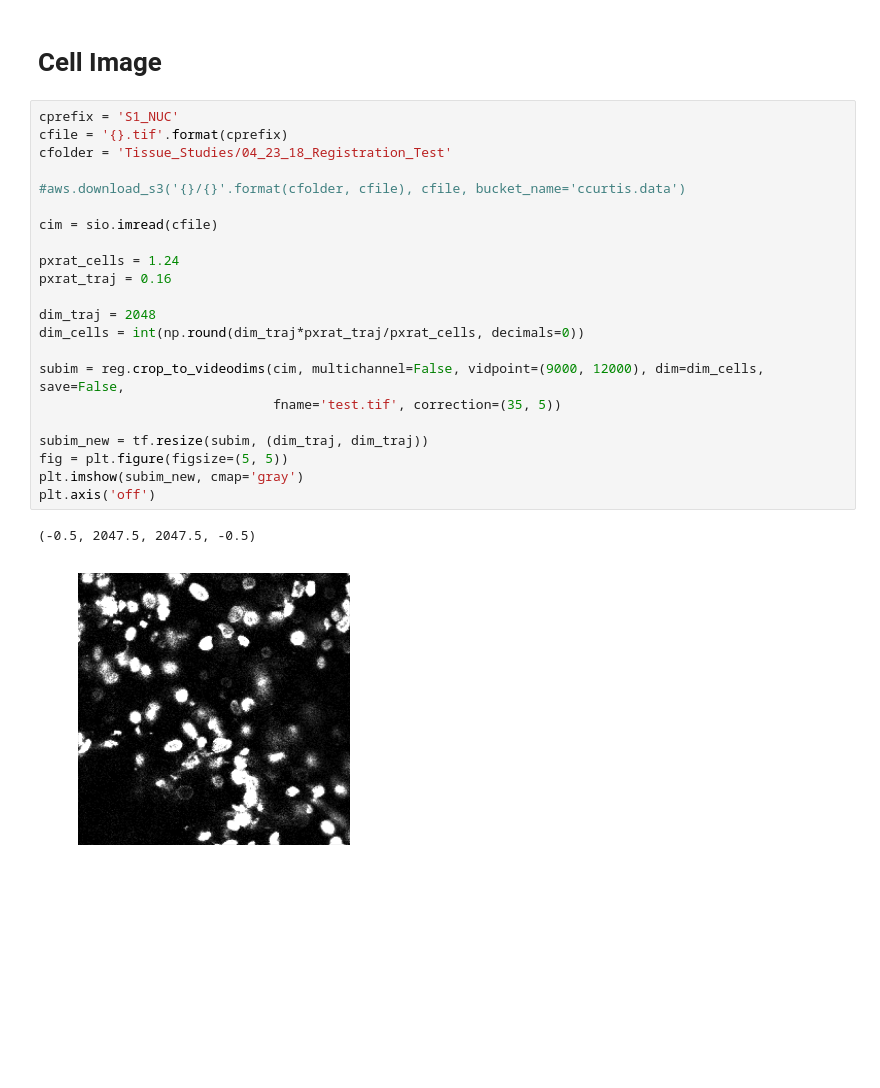
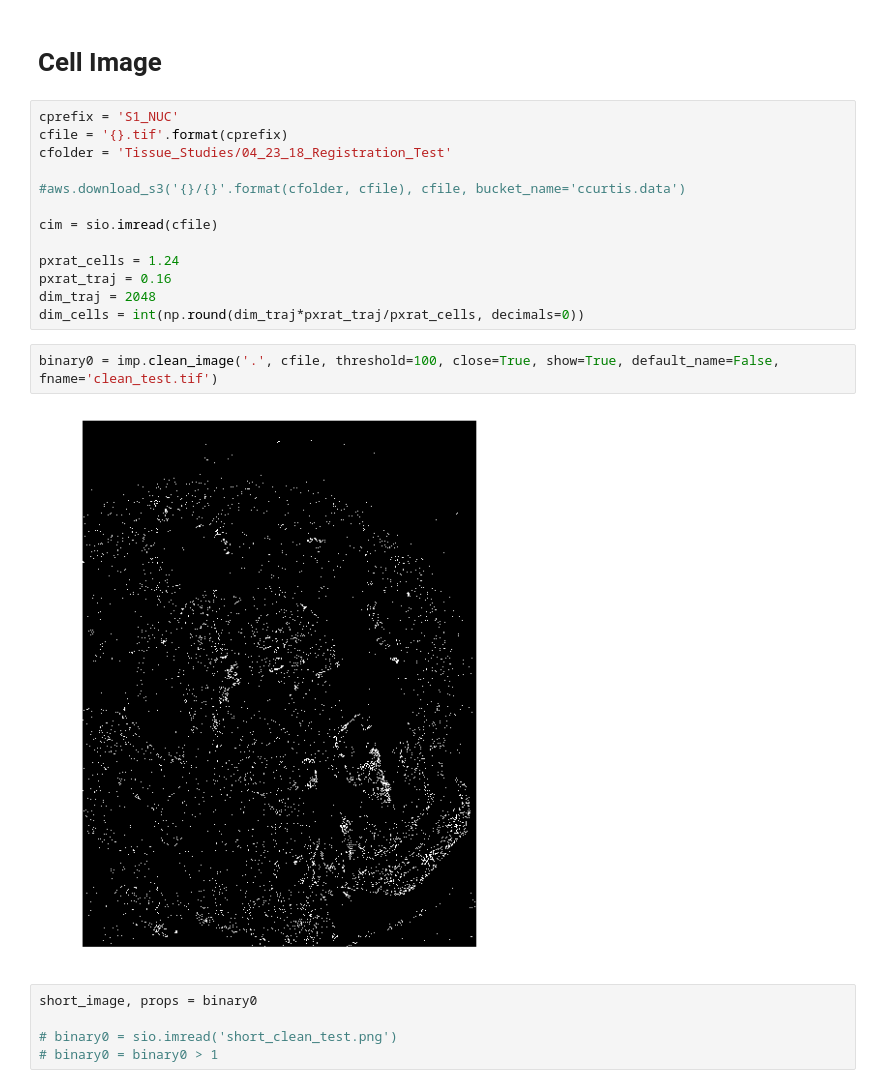
Before and after one commit to dash2927/diff_register, a Jupyter notebook: notebooks/07_31_18_cell_trajectory_features.ipynb, the cells around one changed output. Saved outputs shown, nothing was run; the diff lists cells and outputs as text; blank space fills up the shorter version.

Commit message:
Building cell features analysis.

```diff
--- a/notebooks/07_31_18_cell_trajectory_features.ipynb
+++ b/notebooks/07_31_18_cell_trajectory_features.ipynb
@@ -41,17 +43,14 @@ cim = sio.imread(cfile)
 
 pxrat_cells = 1.24
 pxrat_traj = 0.16
-
 dim_traj = 2048
 dim_cells = int(np.round(dim_traj*pxrat_traj/pxrat_cells, decimals=0))
-
-subim = reg.crop_to_videodims(cim, multichannel=False, vidpoint=(9000, 12000), dim=dim_cells, save=False,
-                              fname='test.tif', correction=(35, 5))
-
-subim_new = tf.resize(subim, (dim_traj, dim_traj))
-fig = plt.figure(figsize=(5, 5))
-plt.imshow(subim_new, cmap='gray')
-plt.axis('off')
-# %% [output]
-(-0.5, 2047.5, 2047.5, -0.5)
-[figure, removed]
+# %%
+binary0 = imp.clean_image('.', cfile, threshold=100, close=True, show=True, default_name=False, fname='clean_test.tif')
+# %% [output]
+[figure, added]
+# %%
+short_image, props = binary0
+
+# binary0 = sio.imread('short_clean_test.png')
+# binary0 = binary0 > 1
```
Also changed, not shown: parts of 7 cells of this notebook, 2 other files.
